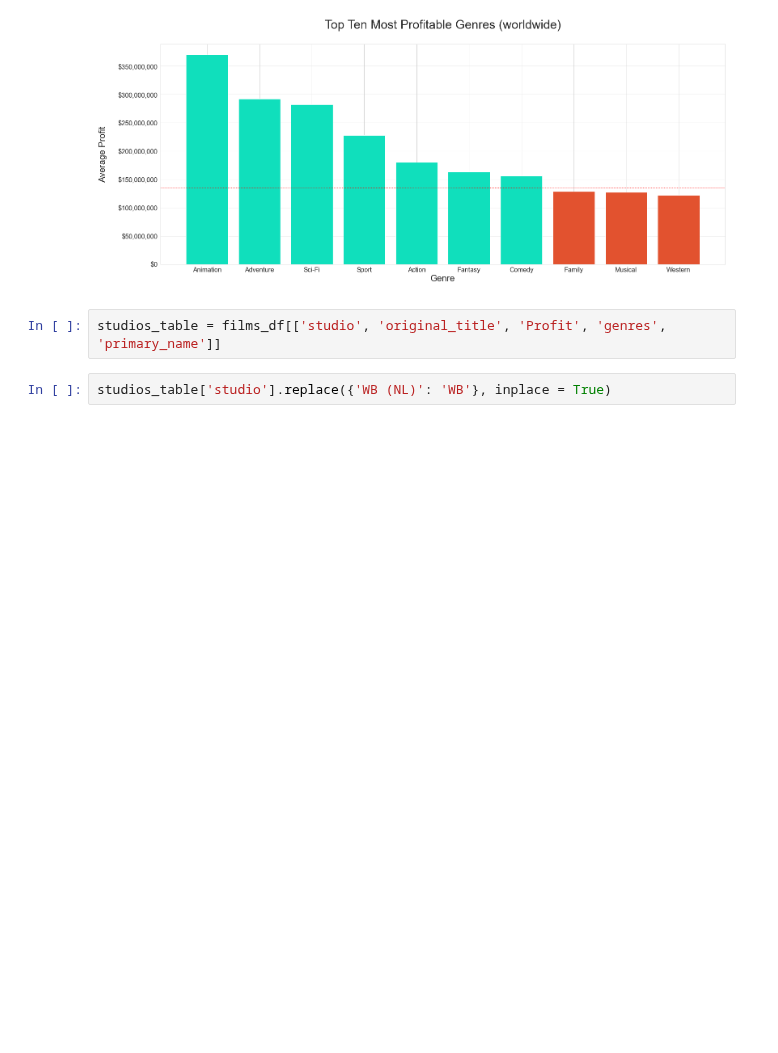
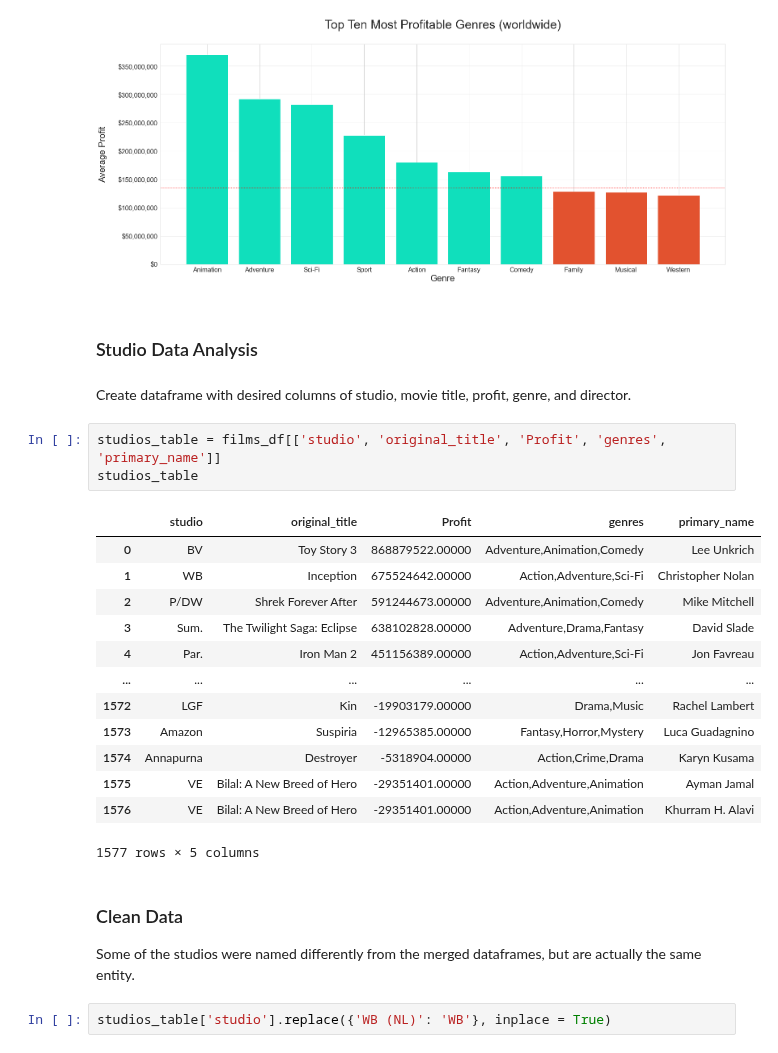
Before and after one commit to dcruzven/Movie-Analysis-Project, a Jupyter notebook: final_notebook.ipynb, the cells around one changed output. Saved outputs shown, nothing was run; the diff lists cells and outputs as text; blank space fills up the shorter version.

```diff
--- a/final_notebook.ipynb
+++ b/final_notebook.ipynb
@@ -432,8 +551,30 @@ ax.set_xlabel('Genre\n', fontsize = 22)
 ax.set_ylabel('Average Profit\n', fontsize = 22);
 # %% [output]
 [figure]
+# %% [markdown]
+### Studio Data Analysis
+# %% [markdown]
+Create dataframe with desired columns of studio, movie title, profit, genre, and director.
 # %%
 studios_table = films_df[['studio', 'original_title', 'Profit', 'genres', 'primary_name']]
+studios_table
+# %% [output]
+|  | studio | original_title | Profit | genres | primary_name |
+| 0 | BV | Toy Story 3 | 868879522.00000 | Adventure,Animation,Comedy | Lee Unkrich |
+| 1 | WB | Inception | 675524642.00000 | Action,Adventure,Sci-Fi | Christopher Nolan |
+| 2 | P/DW | Shrek Forever After | 591244673.00000 | Adventure,Animation,Comedy | Mike Mitchell |
+| 3 | Sum. | The Twilight Saga: Eclipse | 638102828.00000 | Adventure,Drama,Fantasy | David Slade |
+| 4 | Par. | Iron Man 2 | 451156389.00000 | Action,Adventure,Sci-Fi | Jon Favreau |
+| ... | ... | ... | ... | ... | ... |
+| 1572 | LGF | Kin | -19903179.00000 | Drama,Music | Rachel Lambert |
+| 1573 | Amazon | Suspiria | -12965385.00000 | Fantasy,Horror,Mystery | Luca Guadagnino |
+| 1574 | Annapurna | Destroyer | -5318904.00000 | Action,Crime,Drama | Karyn Kusama |
+| 1575 | VE | Bilal: A New Breed of Hero | -29351401.00000 | Action,Adventure,Animation | Ayman Jamal |
+| 1576 | VE | Bilal: A New Breed of Hero | -29351401.00000 | Action,Adventure,Animation | Khurram H. Alavi |
+1577 rows × 5 columns
+# %% [markdown]
+### Clean Data
+Some of the studios were named differently from the merged dataframes, but are actually the same entity.
 # %%
 studios_table['studio'].replace({'WB (NL)': 'WB'}, inplace = True)
 # %% [output]
```
Also changed, not shown: parts of 45 cells of this notebook.
